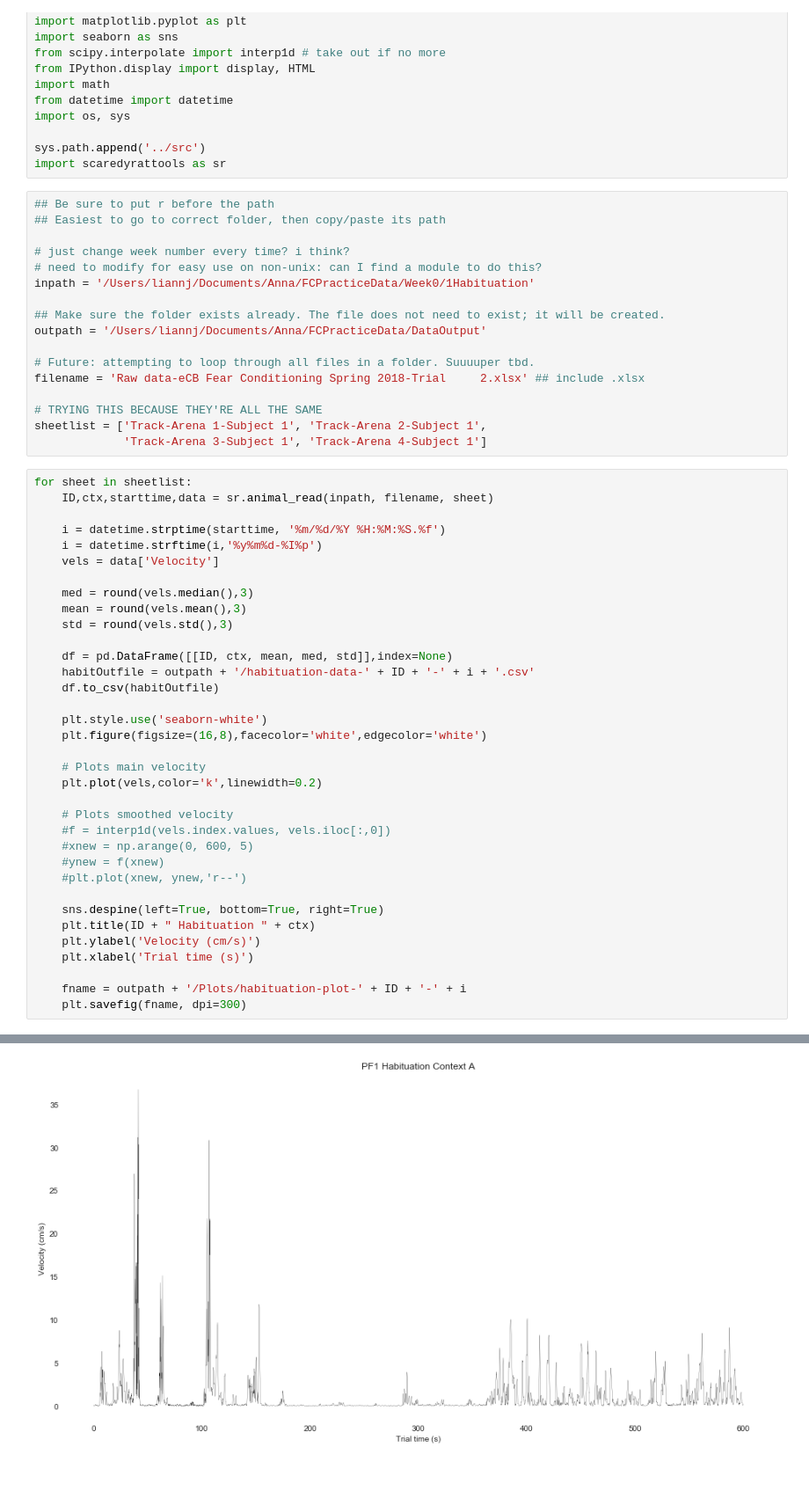
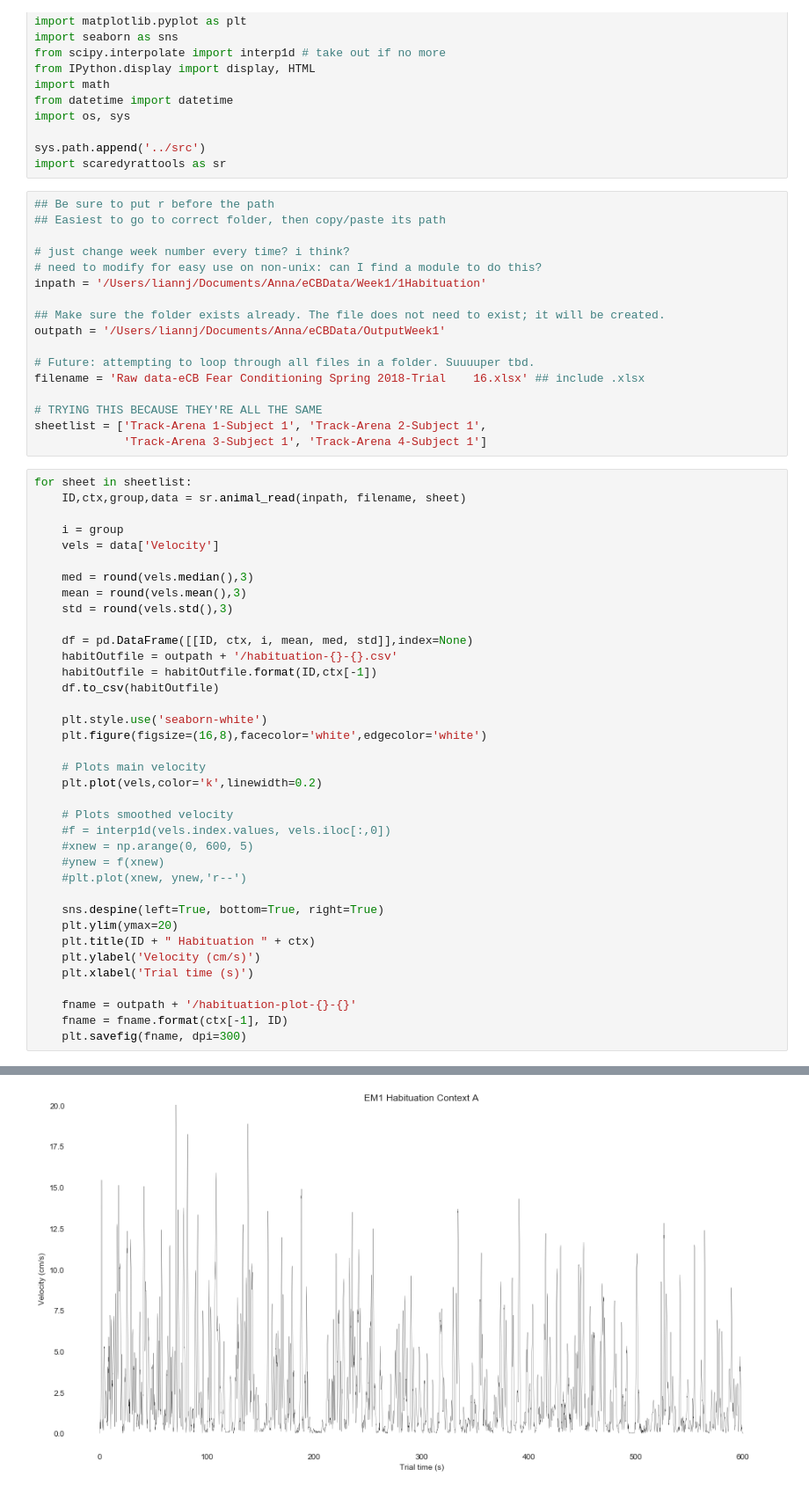
Before and after one commit to annajxli/scaredy-rat, a Jupyter notebook: dev/scaredyrat-habituation.ipynb, the cells around one changed output, grey strips where cells are left out. Shown at 88% size. Saved outputs shown, nothing was run; the diff lists cells and outputs as text.

```diff
--- a/dev/scaredyrat-habituation.ipynb
+++ b/dev/scaredyrat-habituation.ipynb
@@ -25,31 +25,31 @@ import scaredyrattools as sr
 
 # just change week number every time? i think?
 # need to modify for easy use on non-unix: can I find a module to do this?
-inpath = '/Users/liannj/Documents/Anna/FCPracticeData/Week0/1Habituation'
+inpath = '/Users/liannj/Documents/Anna/eCBData/Week1/1Habituation'
 
 ## Make sure the folder exists already. The file does not need to exist; it will be created.
-outpath = '/Users/liannj/Documents/Anna/FCPracticeData/DataOutput'
+outpath = '/Users/liannj/Documents/Anna/eCBData/OutputWeek1'
 
 # Future: attempting to loop through all files in a folder. Suuuuper tbd.
-filename = 'Raw data-eCB Fear Conditioning Spring 2018-Trial     2.xlsx' ## include .xlsx
+filename = 'Raw data-eCB Fear Conditioning Spring 2018-Trial    16.xlsx' ## include .xlsx
 
 # TRYING THIS BECAUSE THEY'RE ALL THE SAME
 sheetlist = ['Track-Arena 1-Subject 1', 'Track-Arena 2-Subject 1',
              'Track-Arena 3-Subject 1', 'Track-Arena 4-Subject 1']
 # %%
 for sheet in sheetlist:
-    ID,ctx,starttime,data = sr.animal_read(inpath, filename, sheet)
+    ID,ctx,group,data = sr.animal_read(inpath, filename, sheet)
 
-    i = datetime.strptime(starttime, '%m/%d/%Y %H:%M:%S.%f')
-    i = datetime.strftime(i,'%y%m%d-%I%p')
+    i = group
     vels = data['Velocity']
 
     med = round(vels.median(),3)
     mean = round(vels.mean(),3)
     std = round(vels.std(),3)
 
-    df = pd.DataFrame([[ID, ctx, mean, med, std]],index=None)
-    habitOutfile = outpath + '/habituation-data-' + ID + '-' + i + '.csv'
+    df = pd.DataFrame([[ID, ctx, i, mean, med, std]],index=None)
+    habitOutfile = outpath + '/habituation-{}-{}.csv'
+    habitOutfile = habitOutfile.format(ID,ctx[-1])
     df.to_csv(habitOutfile)
 
     plt.style.use('seaborn-white')
@@ -65,10 +65,12 @@ for sheet in sheetlist:
     #plt.plot(xnew, ynew,'r--')
 
     sns.despine(left=True, bottom=True, right=True)
+    plt.ylim(ymax=20)
     plt.title(ID + " Habituation " + ctx)
     plt.ylabel('Velocity (cm/s)')
     plt.xlabel('Trial time (s)')
 
-    fname = outpath + '/Plots/habituation-plot-' + ID + '-' + i
+    fname = outpath + '/habituation-plot-{}-{}'
+    fname = fname.format(ctx[-1], ID)
     plt.savefig(fname, dpi=300)
 # %% [output]
@@ -79 +81 @@ Raw data-eCB Fear Conditioning Spring 2018-Trial     2.xlsx Track-Arena 4-Subjec
-[figure, old version]
+[figure, new version]
```
Also changed, not shown: parts of 4 cells of this notebook, 6 other files.
